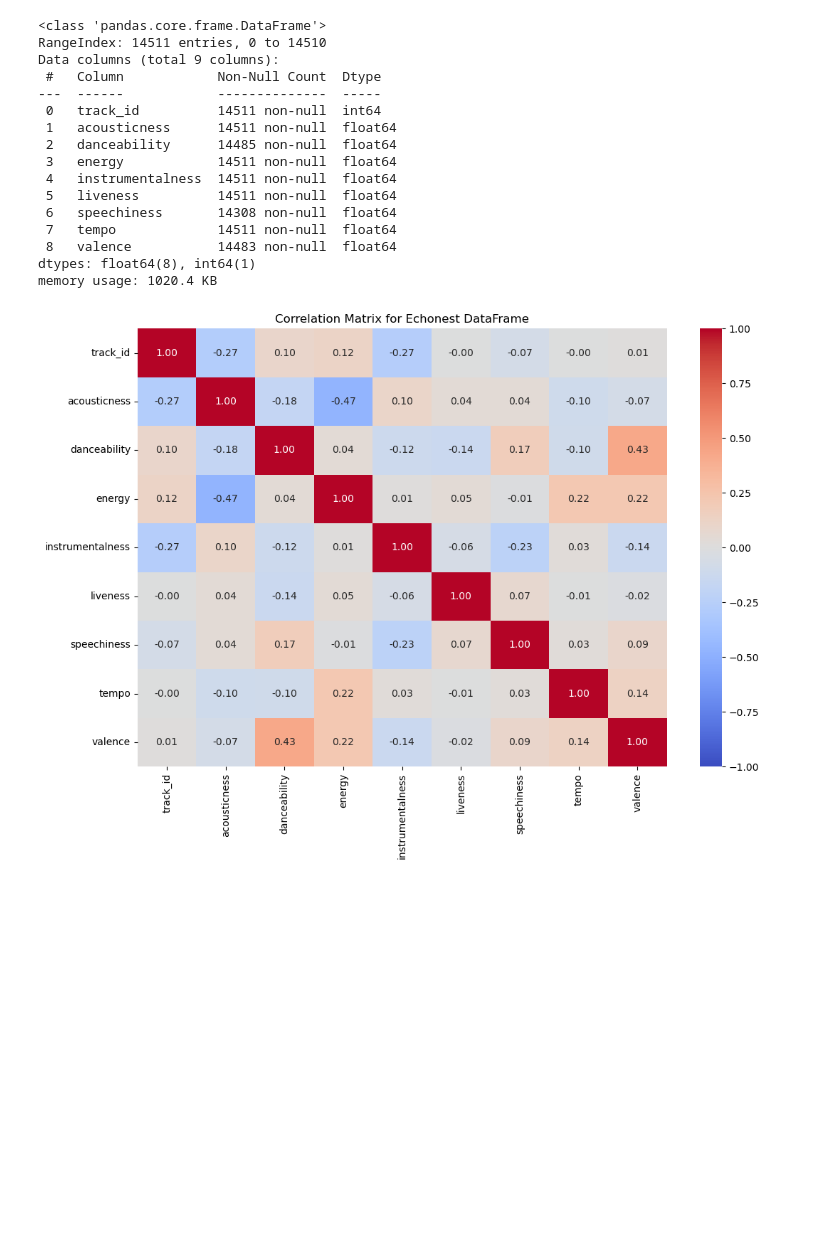
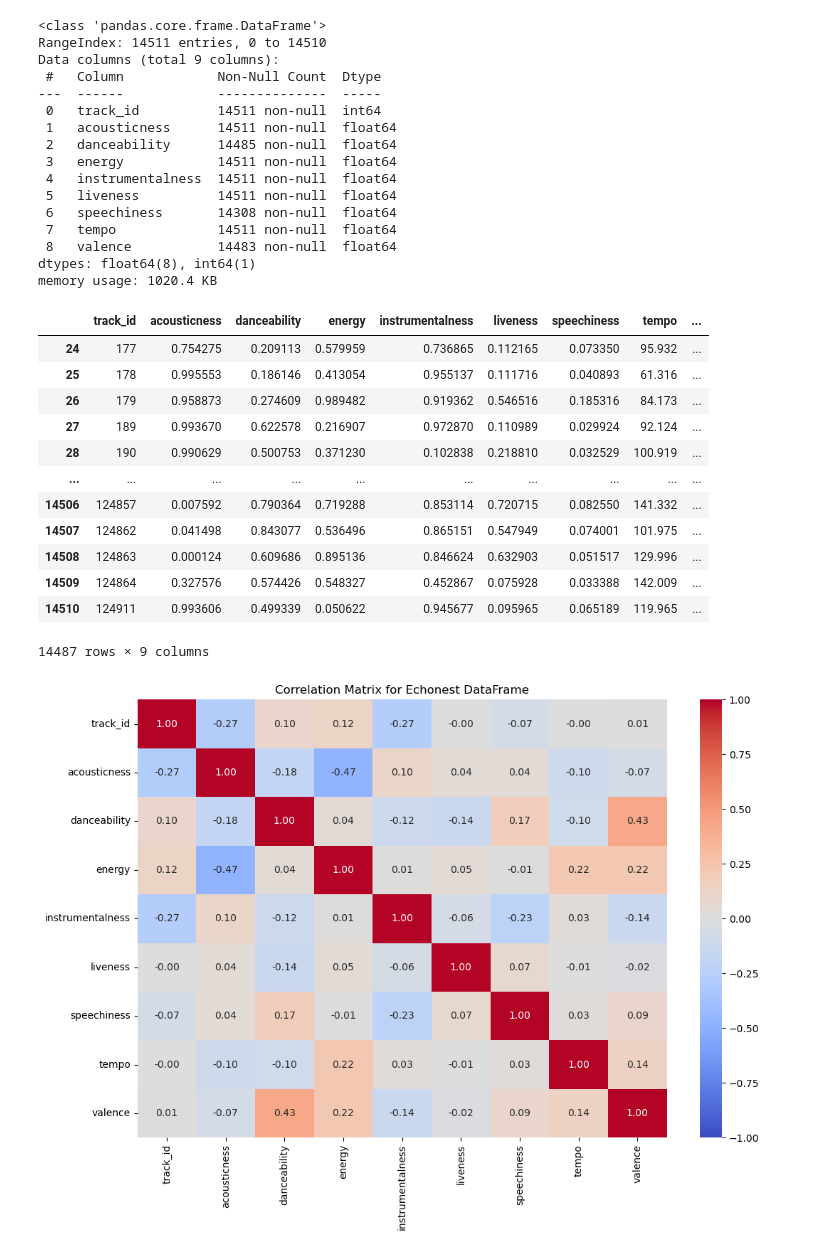
Before and after one commit to NabilOMONDI/Finalproject, a Jupyter notebook: Data to SQL .ipynb, the cells around one changed output. Saved outputs shown, nothing was run; the diff lists cells and outputs as text; code cells hidden in the pictures; blank space fills up the shorter version.

```diff
--- a/Data to SQL .ipynb
+++ b/Data to SQL .ipynb
@@ -633,6 +633,22 @@ Data columns (total 9 columns):
  8   valence           14483 non-null  float64
 dtypes: float64(8), int64(1)
 memory usage: 1020.4 KB
+# %%
+echonest_df_features[24:]
+# %% [output]
+|  | track_id | acousticness | danceability | energy | instrumentalness | liveness | speechiness | tempo | ... |
+| 24 | 177 | 0.754275 | 0.209113 | 0.579959 | 0.736865 | 0.112165 | 0.073350 | 95.932 | ... |
+| 25 | 178 | 0.995553 | 0.186146 | 0.413054 | 0.955137 | 0.111716 | 0.040893 | 61.316 | ... |
+| 26 | 179 | 0.958873 | 0.274609 | 0.989482 | 0.919362 | 0.546516 | 0.185316 | 84.173 | ... |
+| 27 | 189 | 0.993670 | 0.622578 | 0.216907 | 0.972870 | 0.110989 | 0.029924 | 92.124 | ... |
+| 28 | 190 | 0.990629 | 0.500753 | 0.371230 | 0.102838 | 0.218810 | 0.032529 | 100.919 | ... |
+| ... | ... | ... | ... | ... | ... | ... | ... | ... | ... |
+| 14506 | 124857 | 0.007592 | 0.790364 | 0.719288 | 0.853114 | 0.720715 | 0.082550 | 141.332 | ... |
+| 14507 | 124862 | 0.041498 | 0.843077 | 0.536496 | 0.865151 | 0.547949 | 0.074001 | 101.975 | ... |
+| 14508 | 124863 | 0.000124 | 0.609686 | 0.895136 | 0.846624 | 0.632903 | 0.051517 | 129.996 | ... |
+| 14509 | 124864 | 0.327576 | 0.574426 | 0.548327 | 0.452867 | 0.075928 | 0.033388 | 142.009 | ... |
+| 14510 | 124911 | 0.993606 | 0.499339 | 0.050622 | 0.945677 | 0.095965 | 0.065189 | 119.965 | ... |
+14487 rows × 9 columns
 # %%
 
 
```
Also changed, not shown: parts of 1 cell of this notebook, 2 other files.
